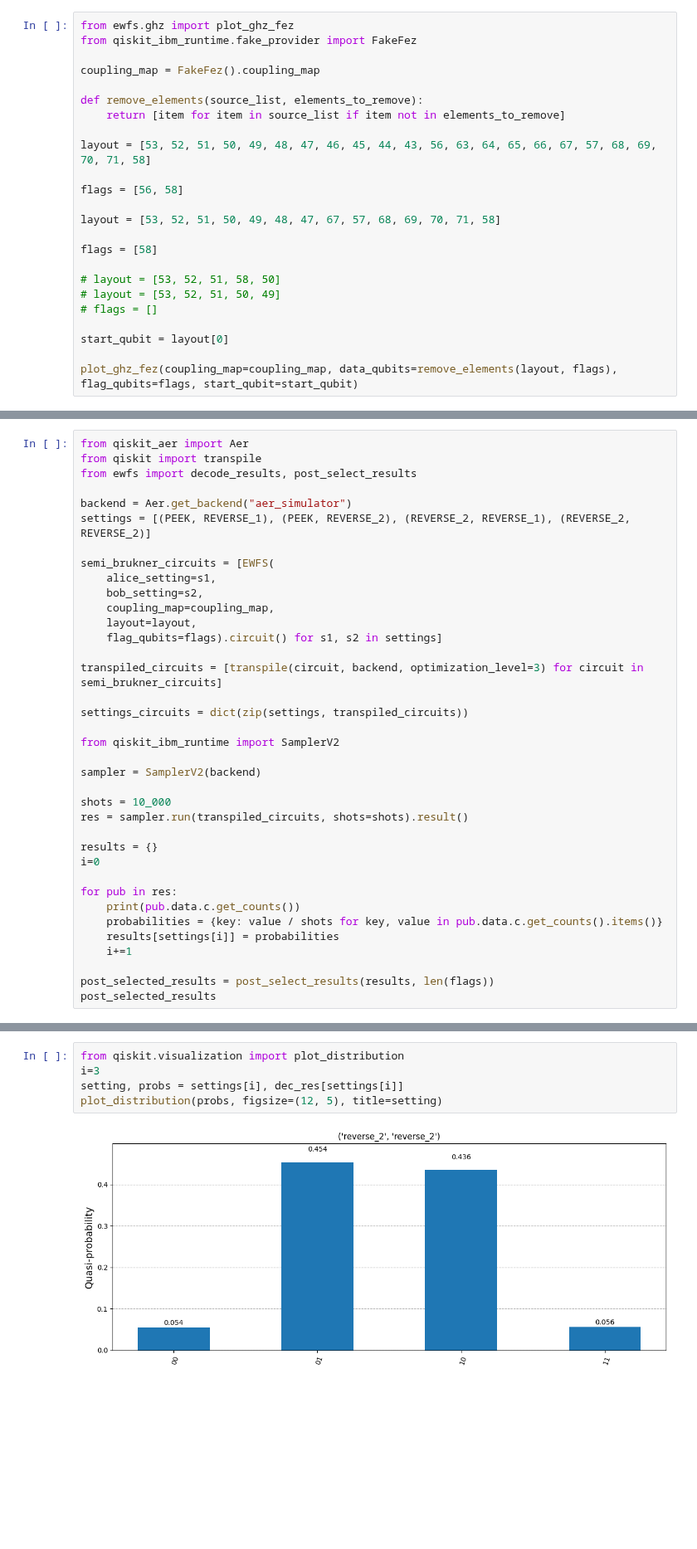
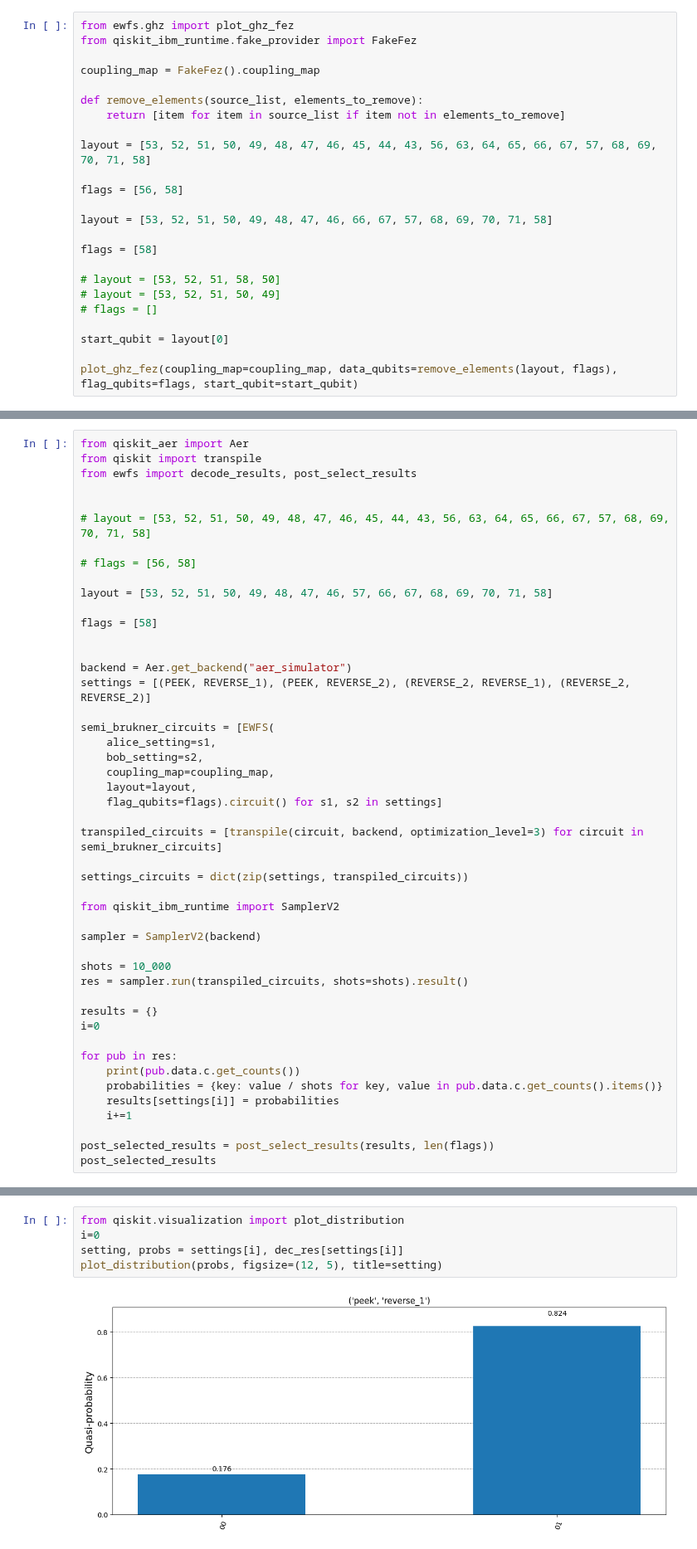
Before and after one commit to unitaryfoundation/wigners_friend, a Jupyter notebook: hardware_runs.ipynb, the cells around one changed output, grey strips where cells are left out. Shown at 83% size. Cells and saved outputs as stored; diff of their text form; blank space fills up the shorter version.

```diff
--- a/hardware_runs.ipynb
+++ b/hardware_runs.ipynb
@@ -61,7 +61,7 @@ layout = [53, 52, 51, 50, 49, 48, 47, 46, 45, 44, 43, 56, 63, 64, 65, 66, 67, 57
 
 flags = [56, 58]
 
-layout = [53, 52, 51, 50, 49, 48, 47, 67, 57, 68, 69, 70, 71, 58]
+layout = [53, 52, 51, 50, 49, 48, 47, 46, 66, 67, 57, 68, 69, 70, 71, 58]
 
 flags = [58]
 
@@ -386,6 +369,16 @@ flag_qubits:  []
 from qiskit_aer import Aer
 from qiskit import transpile
 from ewfs import decode_results, post_select_results
+
+
+# layout = [53, 52, 51, 50, 49, 48, 47, 46, 45, 44, 43, 56, 63, 64, 65, 66, 67, 57, 68, 69, 70, 71, 58]
+
+# flags = [56, 58]
+
+layout = [53, 52, 51, 50, 49, 48, 47, 46, 57, 66, 67, 68, 69, 70, 71, 58]
+
+flags = [58]
+
 
 backend = Aer.get_backend("aer_simulator")
 settings = [(PEEK, REVERSE_1), (PEEK, REVERSE_2), (REVERSE_2, REVERSE_1), (REVERSE_2, REVERSE_2)]
@@ -478,10 +473,10 @@ dec_res
 # %%
 from qiskit.visualization import plot_distribution
-i=3
+i=0
 setting, probs = settings[i], dec_res[settings[i]]
 plot_distribution(probs, figsize=(12, 5), title=setting)
 # %% [output]
-[figure, old version]
+[figure, new version]
 # %%
 # layout = [53, 52, 51, 50, 49]
 
```
Also changed, not shown: parts of 6 cells of this notebook, 1 other file.
